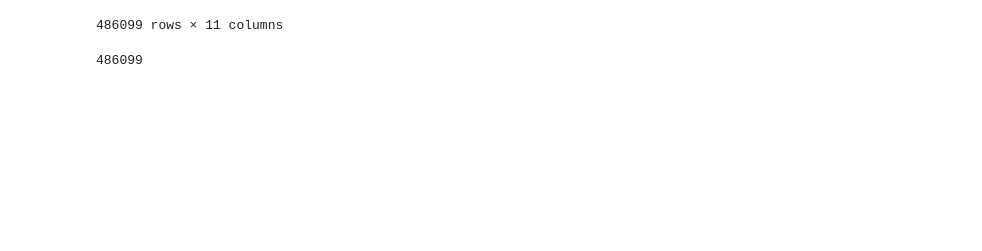
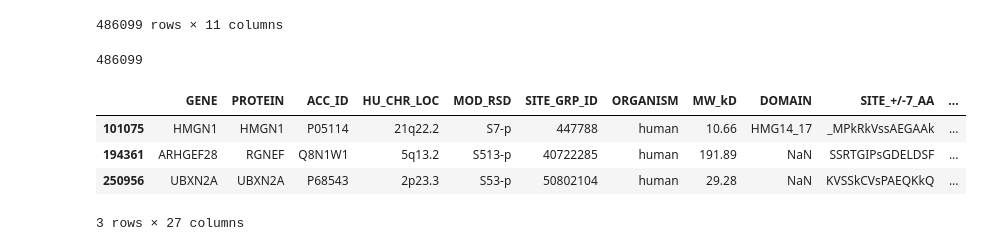
Before and after one commit to PhenoMeters/pheno_analysis, a Jupyter notebook: phosphosite.ipynb, the cells around one changed output. Saved outputs shown, nothing was run; the diff lists cells and outputs as text; code cells hidden in the pictures; blank space fills up the shorter version.

```diff
--- a/phosphosite.ipynb
+++ b/phosphosite.ipynb
@@ -491,3 +491,16 @@ interfaces_data['interaction_id'].nunique()
 # all of the interfaces are unique (no duplicates and no switching)
 # %% [output]
 486099
+# %%
+# making a smaller test dataset
+test_psp = full_noduplicates_data.sample(n = 3)
+test_psp['closest_interface'] = "NaN"
+test_psp['inside_interface'] = 0
+test_psp['distance_from_interface'] = "NaN"
+test_psp
+# %% [output]
+|  | GENE | PROTEIN | ACC_ID | HU_CHR_LOC | MOD_RSD | SITE_GRP_ID | ORGANISM | MW_kD | DOMAIN | SITE_+/-7_AA | ... |
+| 101075 | HMGN1 | HMGN1 | P05114 | 21q22.2 | S7-p | 447788 | human | 10.66 | HMG14_17 | _MPkRkVssAEGAAk | ... |
+| 194361 | ARHGEF28 | RGNEF | Q8N1W1 | 5q13.2 | S513-p | 40722285 | human | 191.89 | NaN | SSRTGIPsGDELDSF | ... |
+| 250956 | UBXN2A | UBXN2A | P68543 | 2p23.3 | S53-p | 50802104 | human | 29.28 | NaN | KVSSkCVsPAEQKkQ | ... |
+3 rows × 27 columns
```
Also changed, not shown: parts of 12 cells of this notebook.
